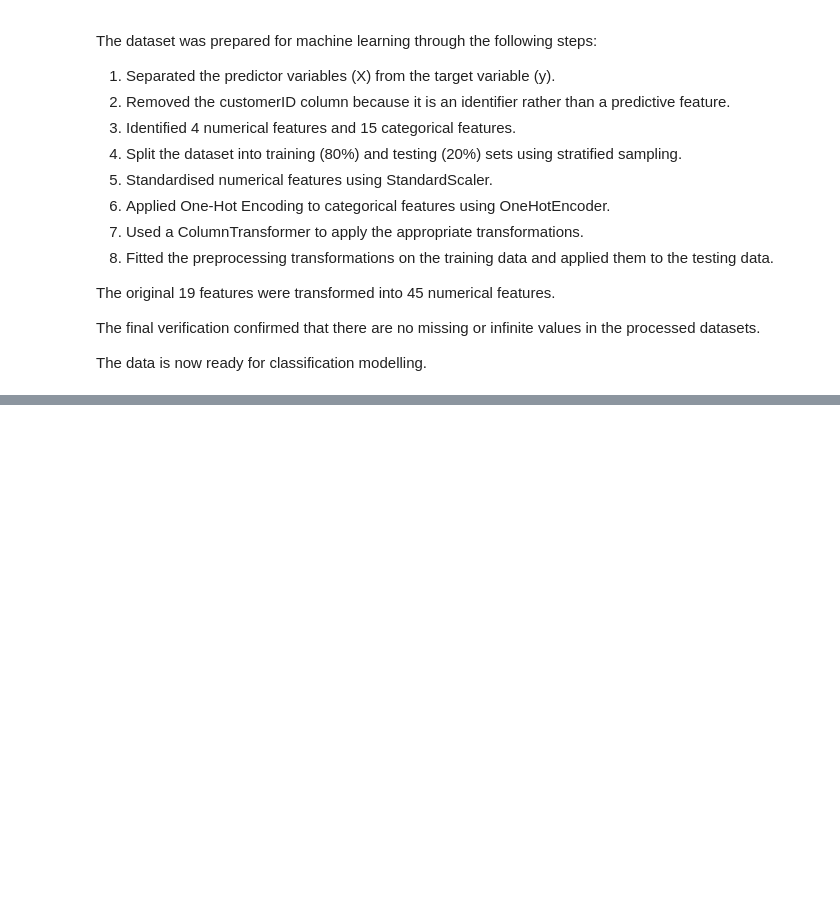
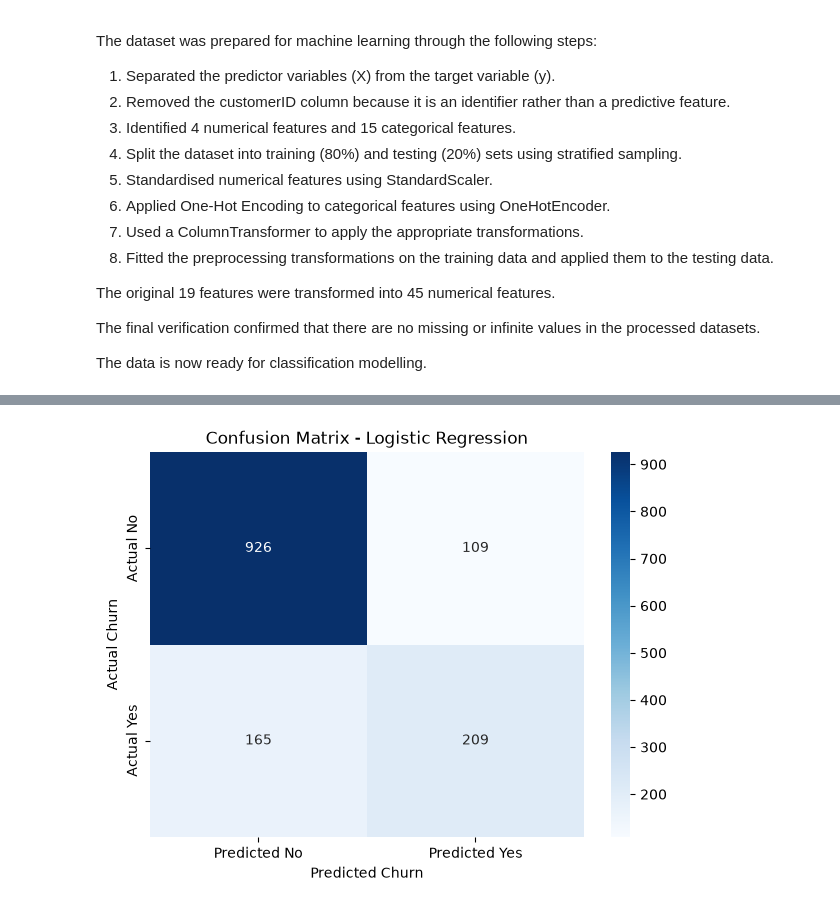
Before and after one commit to IsiphileIsie/Customer-churn-analysis, a Jupyter notebook: notebooks/customer_churn_analysis.ipynb, the cells around one changed output, grey strips where cells are left out. Drawn from its saved outputs; the diff is of its cells as text; code cells hidden in the pictures; blank space fills up the shorter version.

Commit message:
Complete predictive modelling and optimisation

```diff
--- a/notebooks/customer_churn_analysis.ipynb
+++ b/notebooks/customer_churn_analysis.ipynb
@@ -1614,0 +1640,2 @@ The data is now ready for classification modelling.
+# %%
+logistic_model = LogisticRegression(random_state=42)
@@ -1614,0 +1645,2 @@ The data is now ready for classification modelling.
+# %%
+logistic_model.fit(X_train_processed, y_train)
@@ -1614,0 +1652,2 @@ The data is now ready for classification modelling.
+# %%
+y_pred = logistic_model.predict(X_test_processed)
@@ -1614,0 +1703,22 @@ The data is now ready for classification modelling.
+# %%
+from sklearn.metrics import confusion_matrix
+
+cm = confusion_matrix(y_test, y_pred, labels=["No", "Yes"])
+
+plt.figure(figsize=(7, 5))
+
+sns.heatmap(
+    cm,
+    annot=True,
+    fmt="d",
+    cmap="Blues",
+    xticklabels=["Predicted No", "Predicted Yes"],
+    yticklabels=["Actual No", "Actual Yes"]
+)
+
+plt.title("Confusion Matrix - Logistic Regression")
+plt.xlabel("Predicted Churn")
+plt.ylabel("Actual Churn")
+plt.show()
+# %% [output]
+[figure, added]
```
Also changed, not shown: parts of 62 cells of this notebook.
